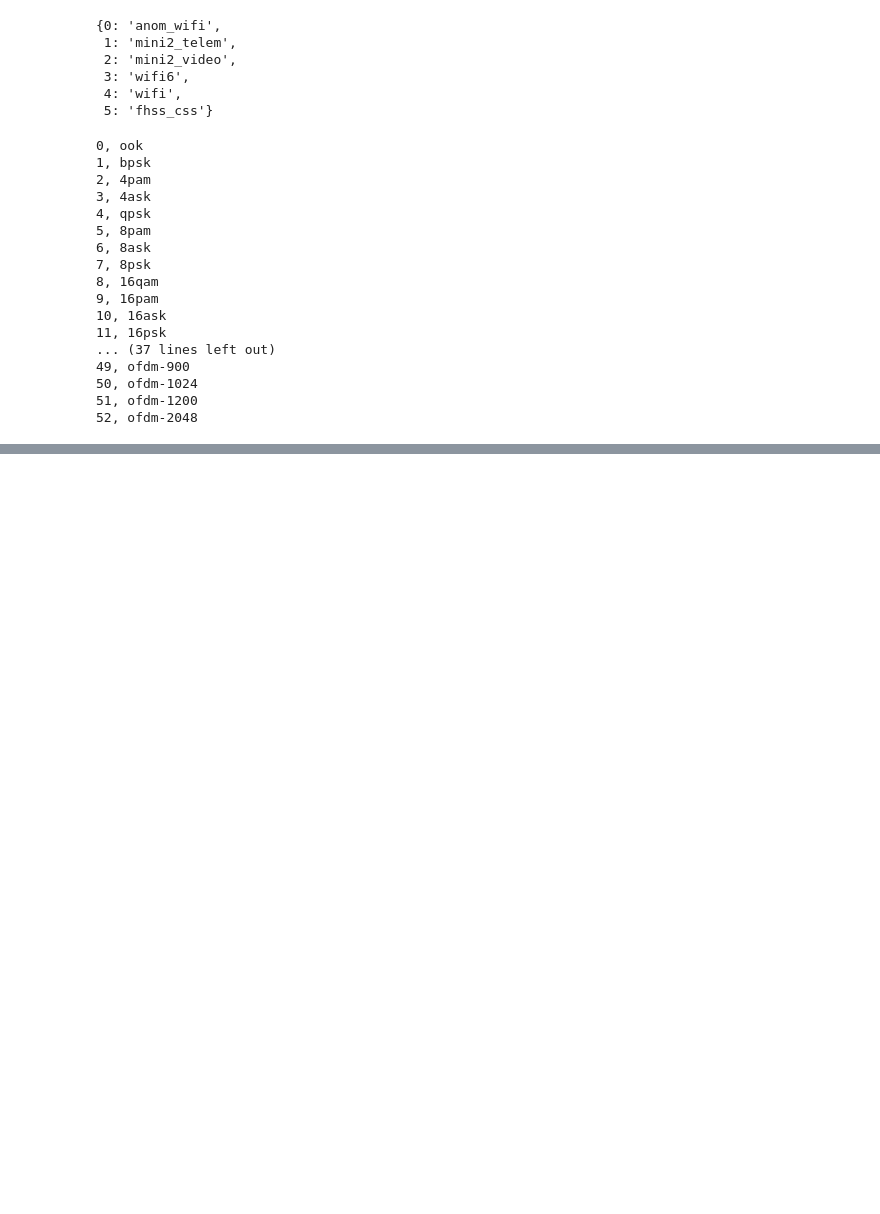
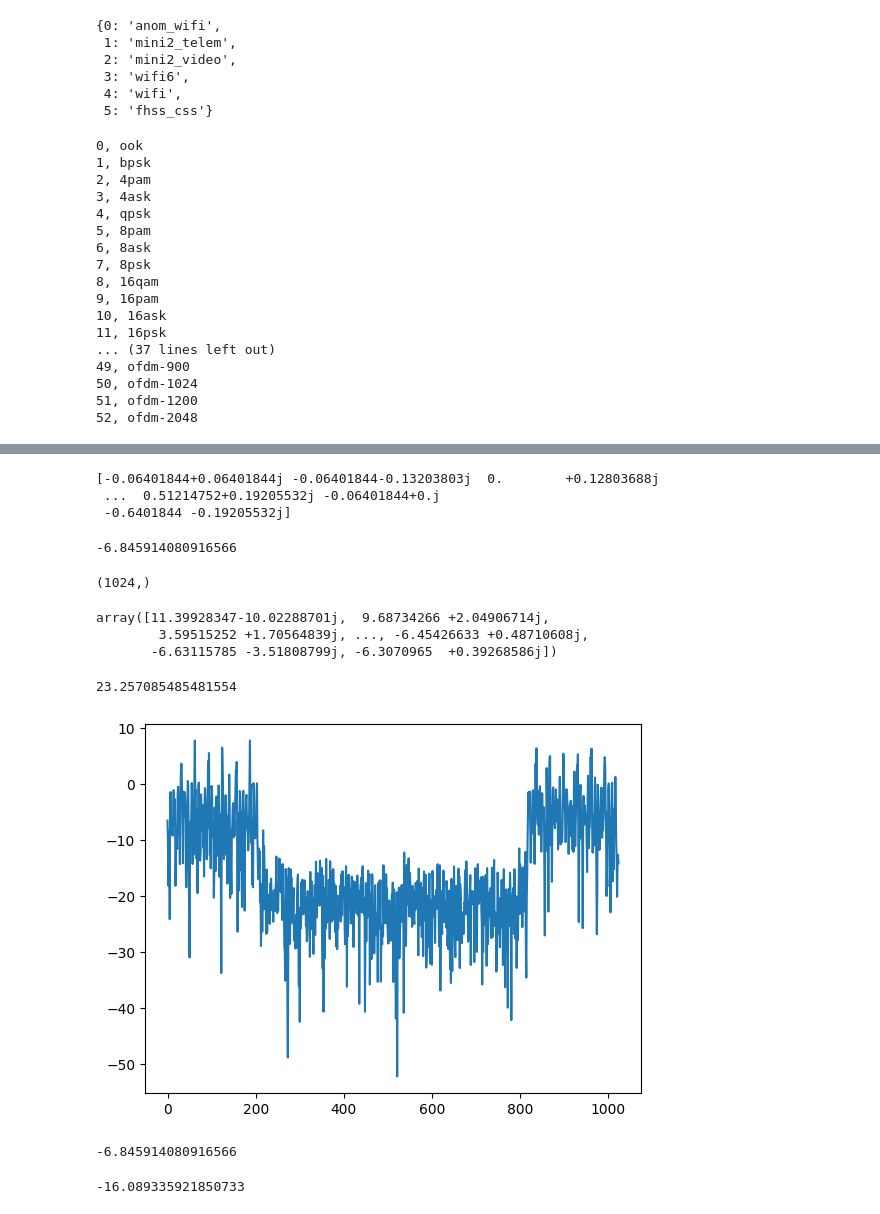
Before and after one commit to IQTLabs/rfml, a Jupyter notebook: rfml-dev/evaluate_torchscript.ipynb, the cells around one changed output, grey strips where cells are left out. Drawn from its saved outputs; the diff is of its cells as text; code cells hidden in the pictures; blank space fills up the shorter version.

```diff
--- a/rfml-dev/evaluate_torchscript.ipynb
+++ b/rfml-dev/evaluate_torchscript.ipynb
@@ -180,0 +197,44 @@ for i,c in enumerate(torchsig.datasets.modulations.ModulationsDataset().default_
+# %%
+x = dataset[0][0]
+
+y = x[0,:] + 1j*x[1,:]
+
+print(y)
+# %% [output]
+[-0.06401844+0.06401844j -0.06401844-0.13203803j  0.        +0.12803688j
+ ...  0.51214752+0.19205532j -0.06401844+0.j
+ -0.6401844 -0.19205532j]
+# %%
+10*np.log10(np.mean(np.abs(y)**2))
+# %% [output]
+-6.845914080916566
+# %%
+fft_y = np.fft.fft(y)
+# %%
+fft_y.shape
+# %% [output]
+(1024,)
+# %%
+fft_y
+# %% [output]
+array([11.39928347-10.02288701j,  9.68734266 +2.04906714j,
+        3.59515252 +1.70564839j, ..., -6.45426633 +0.48710608j,
+       -6.63115785 -3.51808799j, -6.3070965  +0.39268586j])
+# %%
+10 * np.log10(np.mean((np.abs(fft_y)**2)/1))
+# %% [output]
+23.257085485481554
+# %%
+plt.figure()
+plt.plot(10*np.log10((np.abs(fft_y)**2)/1024))
+plt.show()
+# %% [output]
+[figure, added]
+# %%
+10 * np.log10(np.mean((np.abs(fft_y)**2)/1024))
+# %% [output]
+-6.845914080916566
+# %%
+np.mean(10 * np.log10((np.abs(fft_y)**2)/1024))
+# %% [output]
+-16.089335921850733
```
Also changed, not shown: parts of 3 cells of this notebook, 7 other files.
